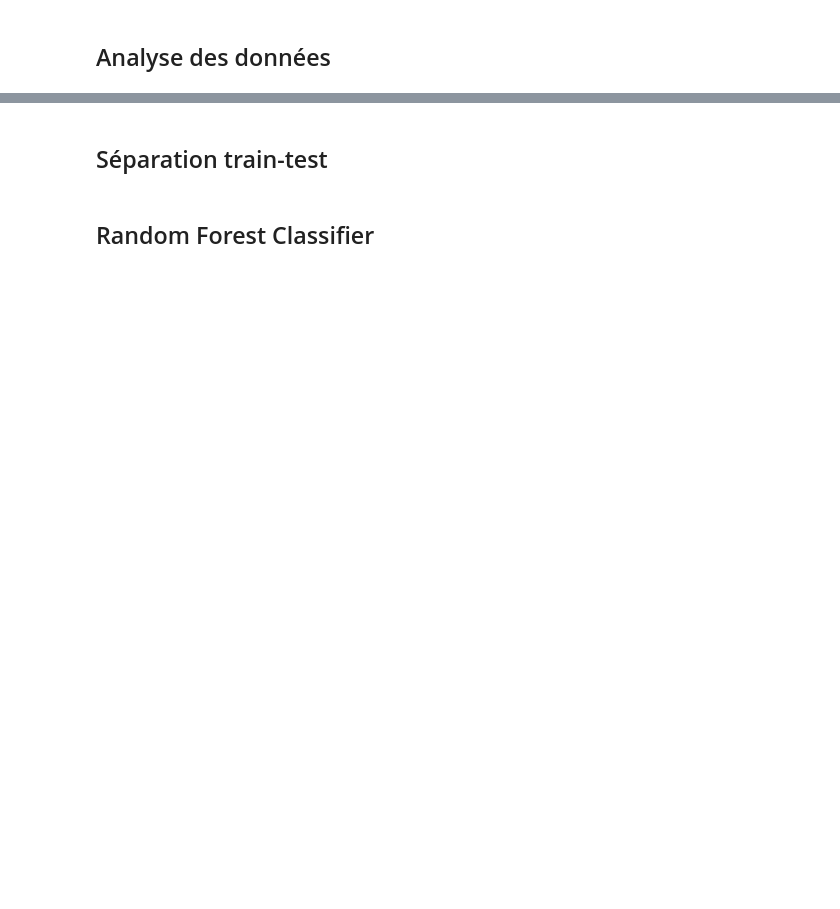
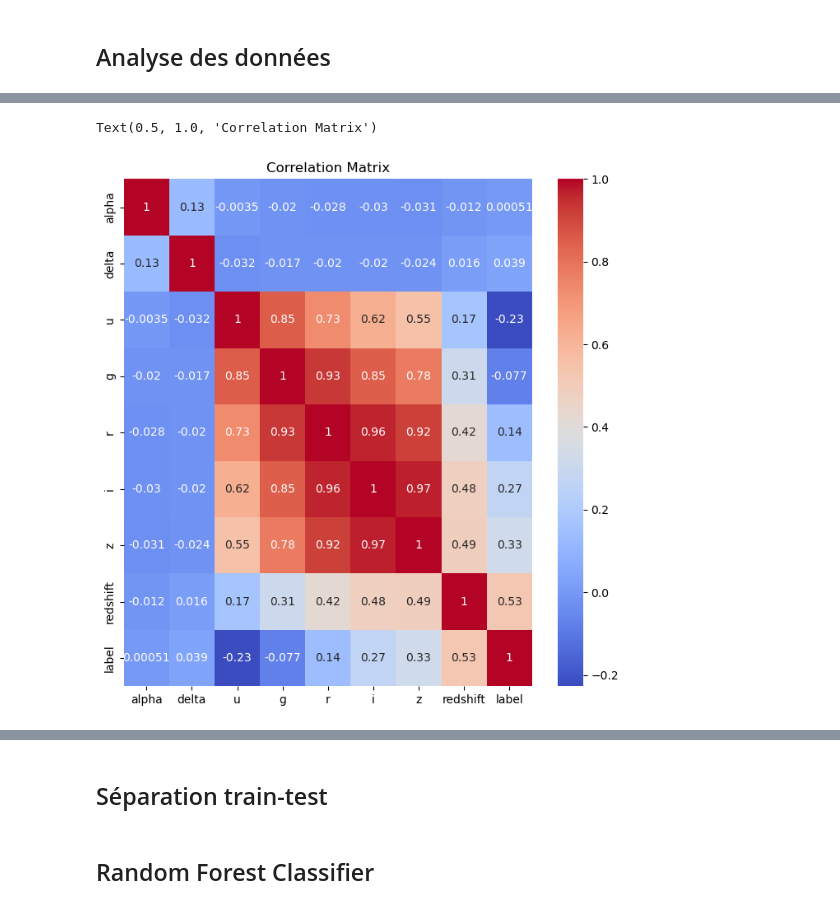
Before and after one commit to vilhess/methode-supervise, a Jupyter notebook: notebooks/classification.ipynb, the cells around one changed output, grey strips where cells are left out. Saved outputs shown, nothing was run; the diff lists cells and outputs as text; code cells hidden in the pictures; blank space fills up the shorter version.

```diff
--- a/notebooks/classification.ipynb
+++ b/notebooks/classification.ipynb
@@ -52,9 +94,12 @@ plt.xticks([0,1,2])
 # %%
 # Matrice de corrélation
 
-plt.figure(figsize=(10, 10))
+plt.figure(figsize=(8, 8))
 sns.heatmap(df_train.corr(), annot=True, cmap='coolwarm')
 plt.title('Correlation Matrix')
+# %% [output]
+Text(0.5, 1.0, 'Correlation Matrix')
+[figure, added]
 # %%
 # Distribution des variables
 
```
Also changed, not shown: parts of 16 cells of this notebook, 31 other files.
